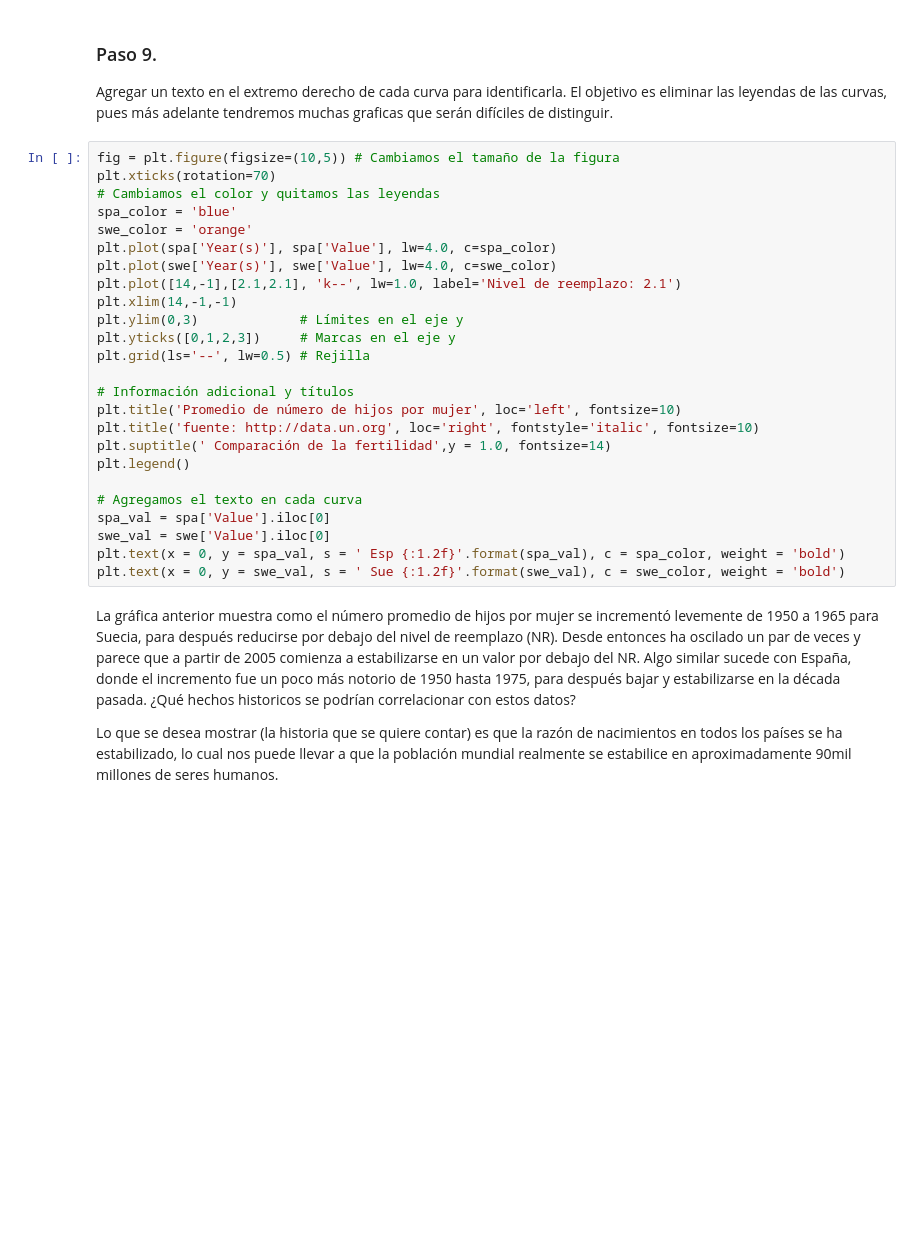
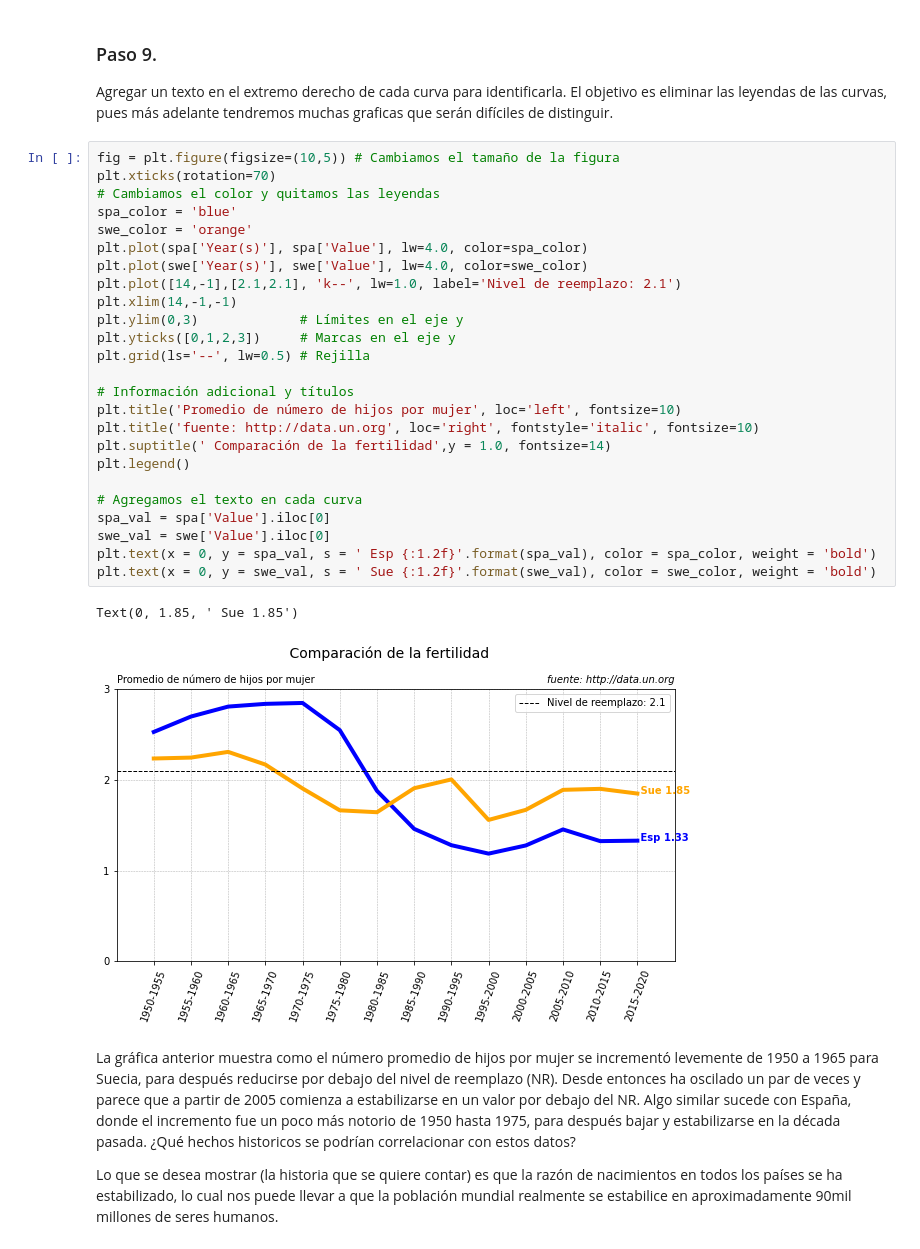
Before and after one commit to luiggix/VisInfo, a Jupyter notebook: Practicas/01/Fertilidad.ipynb, the cells around one changed output. Saved outputs shown, nothing was run; the diff lists cells and outputs as text; blank space fills up the shorter version.

```diff
--- a/Practicas/01/Fertilidad.ipynb
+++ b/Practicas/01/Fertilidad.ipynb
@@ -95,28 +144,31 @@ Agregar un texto en el extremo derecho de cada curva para identificarla. El obje
 # %%
 fig = plt.figure(figsize=(10,5)) # Cambiamos el tamaño de la figura
 plt.xticks(rotation=70)
 # Cambiamos el color y quitamos las leyendas
 spa_color = 'blue'
 swe_color = 'orange'
-plt.plot(spa['Year(s)'], spa['Value'], lw=4.0, c=spa_color)
-plt.plot(swe['Year(s)'], swe['Value'], lw=4.0, c=swe_color)
+plt.plot(spa['Year(s)'], spa['Value'], lw=4.0, color=spa_color)
+plt.plot(swe['Year(s)'], swe['Value'], lw=4.0, color=swe_color)
 plt.plot([14,-1],[2.1,2.1], 'k--', lw=1.0, label='Nivel de reemplazo: 2.1')
 plt.xlim(14,-1,-1)
 plt.ylim(0,3)             # Límites en el eje y
 plt.yticks([0,1,2,3])     # Marcas en el eje y
 plt.grid(ls='--', lw=0.5) # Rejilla
 
 # Información adicional y títulos
 plt.title('Promedio de número de hijos por mujer', loc='left', fontsize=10)
 plt.title('fuente: http://data.un.org', loc='right', fontstyle='italic', fontsize=10)
 plt.suptitle(' Comparación de la fertilidad',y = 1.0, fontsize=14)
 plt.legend()
 
 # Agregamos el texto en cada curva
 spa_val = spa['Value'].iloc[0]
 swe_val = swe['Value'].iloc[0]
-plt.text(x = 0, y = spa_val, s = ' Esp {:1.2f}'.format(spa_val), c = spa_color, weight = 'bold')
-plt.text(x = 0, y = swe_val, s = ' Sue {:1.2f}'.format(swe_val), c = swe_color, weight = 'bold')
+plt.text(x = 0, y = spa_val, s = ' Esp {:1.2f}'.format(spa_val), color = spa_color, weight = 'bold')
+plt.text(x = 0, y = swe_val, s = ' Sue {:1.2f}'.format(swe_val), color = swe_color, weight = 'bold')
+# %% [output]
+Text(0, 1.85, ' Sue 1.85')
+[figure, added]
 # %% [markdown]
 La gráfica anterior muestra como el número promedio de hijos por mujer se incrementó levemente de 1950 a 1965 para Suecia, para después reducirse por debajo del nivel de reemplazo (NR). Desde entonces ha oscilado un par de veces y parece que a partir de 2005 comienza a estabilizarse en un valor por debajo del NR. Algo similar sucede con España, donde el incremento fue un poco más notorio de 1950 hasta 1975, para después bajar y estabilizarse en la década pasada. ¿Qué hechos historicos se podrían correlacionar con estos datos?
 
```
Also changed, not shown: parts of 8 cells of this notebook, 10 other files.
